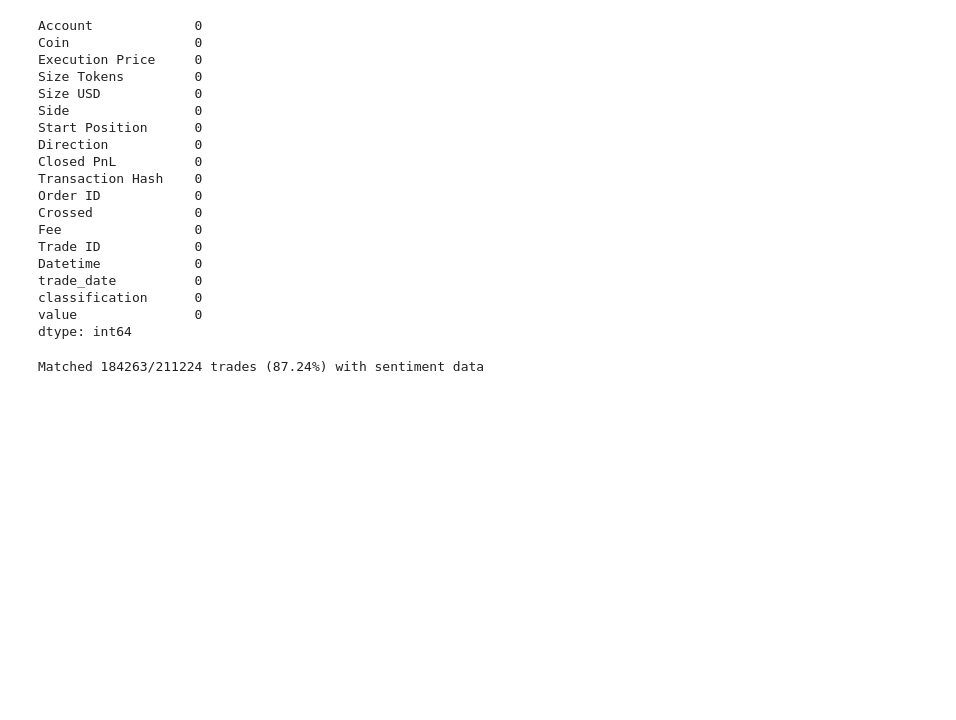
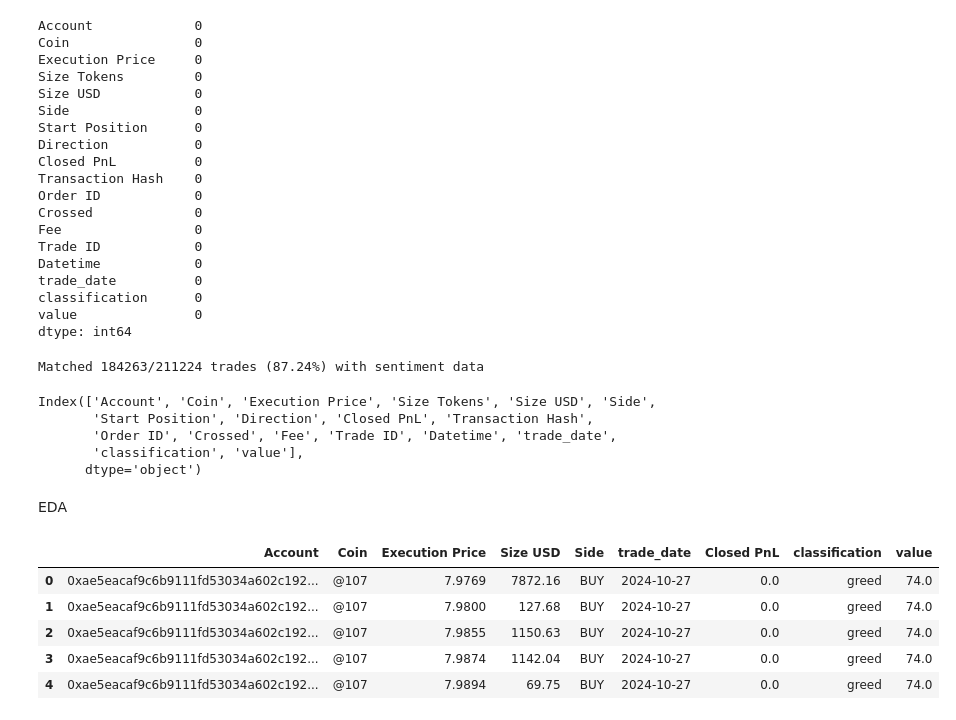
Before and after one commit to artibiradar13/Crypto-Traders-Analysis, a Jupyter notebook: notebook1.ipynb, the cells around one changed output. Cells and saved outputs as stored; diff of their text form; code cells hidden in the pictures; blank space fills up the shorter version.

```diff
--- a/notebook1.ipynb
+++ b/notebook1.ipynb
@@ -149,3 +148,11 @@ print(f"Matched {matched_trades}/{total_trades} trades ({matched_trades/total_tr
 Matched 184263/211224 trades (87.24%) with sentiment data
 # %%
 merged_df = merged_df.dropna(subset=['classification','value'])
+# %%
+merged_df.columns
+# %% [output]
+Index(['Account', 'Coin', 'Execution Price', 'Size Tokens', 'Size USD', 'Side',
+       'Start Position', 'Direction', 'Closed PnL', 'Transaction Hash',
+       'Order ID', 'Crossed', 'Fee', 'Trade ID', 'Datetime', 'trade_date',
+       'classification', 'value'],
+      dtype='object')
@@ -151,0 +165,11 @@ merged_df = merged_df.dropna(subset=['classification','value'])
+# %% [markdown]
+EDA
+# %%
+merged_df.head()
+# %% [output]
+|  | Account | Coin | Execution Price | Size USD | Side | trade_date | Closed PnL | classification | value |
+| 0 | 0xae5eacaf9c6b9111fd53034a602c192... | @107 | 7.9769 | 7872.16 | BUY | 2024-10-27 | 0.0 | greed | 74.0 |
+| 1 | 0xae5eacaf9c6b9111fd53034a602c192... | @107 | 7.9800 | 127.68 | BUY | 2024-10-27 | 0.0 | greed | 74.0 |
+| 2 | 0xae5eacaf9c6b9111fd53034a602c192... | @107 | 7.9855 | 1150.63 | BUY | 2024-10-27 | 0.0 | greed | 74.0 |
+| 3 | 0xae5eacaf9c6b9111fd53034a602c192... | @107 | 7.9874 | 1142.04 | BUY | 2024-10-27 | 0.0 | greed | 74.0 |
+| 4 | 0xae5eacaf9c6b9111fd53034a602c192... | @107 | 7.9894 | 69.75 | BUY | 2024-10-27 | 0.0 | greed | 74.0 |
```
Also changed, not shown: parts of 6 cells of this notebook.
